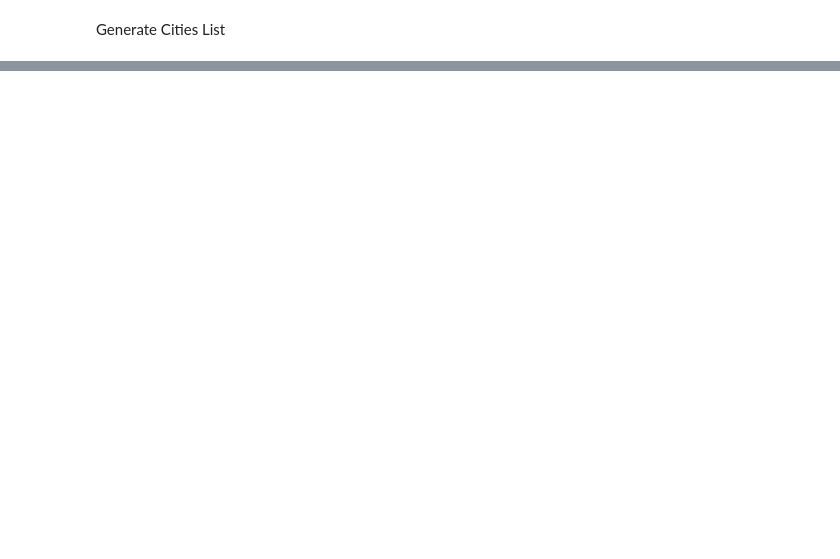
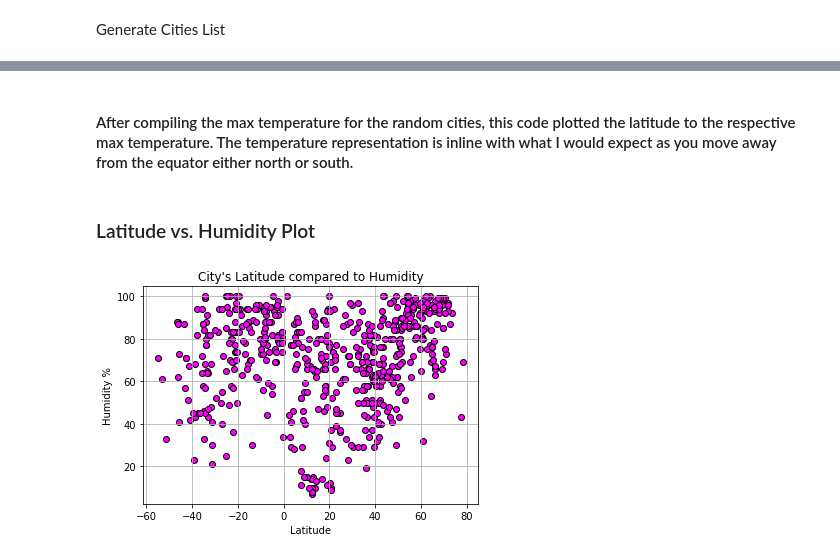
Before and after one commit to MTQMcCarthy/python-api-challenge, a Jupyter notebook: WeatherPy/WeatherPy.ipynb, the cells around one changed output, grey strips where cells are left out. Saved outputs shown, nothing was run; the diff lists cells and outputs as text; code cells hidden in the pictures; blank space fills up the shorter version.

```diff
--- a/WeatherPy/WeatherPy.ipynb
+++ b/WeatherPy/WeatherPy.ipynb
@@ -178,0 +190,17 @@ Southern Hemisphere - Wind Speed (mph) vs. Latitude Linear Regression
+# %% [markdown]
+#### After compiling the max temperature for the random cities, this code plotted the latitude to the respective max temperature. The temperature representation is inline with what I would expect as you move away from the equator either north or south.
+# %% [markdown]
+### Latitude vs. Humidity Plot
+# %%
+x_values = weather_data_df["Lat"]
+y_values = weather_data_df["Humidity"]
+plt.scatter(x_values, y_values, edgecolors="black", color="magenta")
+plt.title("City's Latitude compared to Humidity")
+plt.xlabel("Latitude")
+plt.ylabel("Humidity %")
+plt.grid()
+
+# Save scatter plot
+plt.savefig("Temp_to_Humidity.png")
+# %% [output]
+[figure, added]
```
Also changed, not shown: parts of 83 cells of this notebook, 11 other files.
